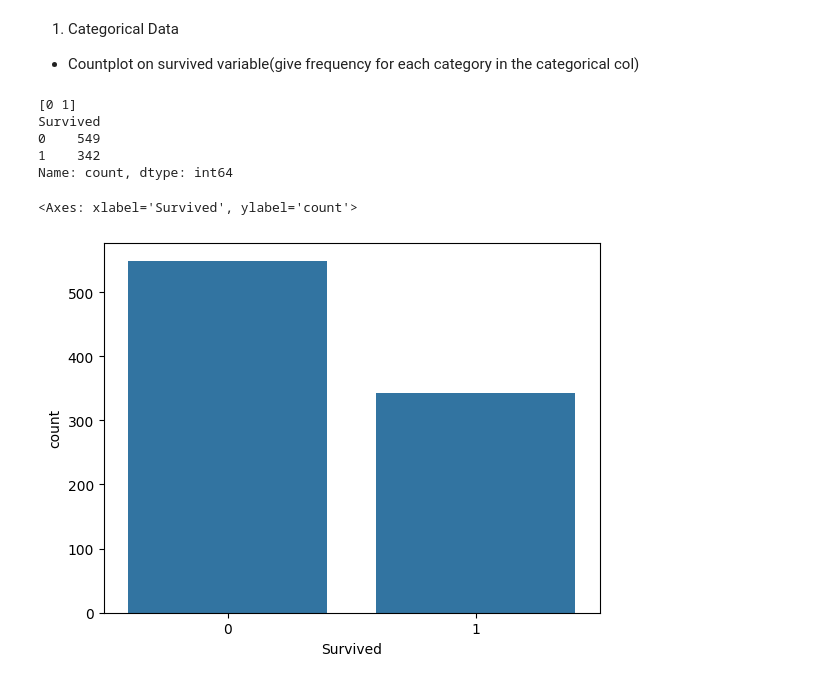
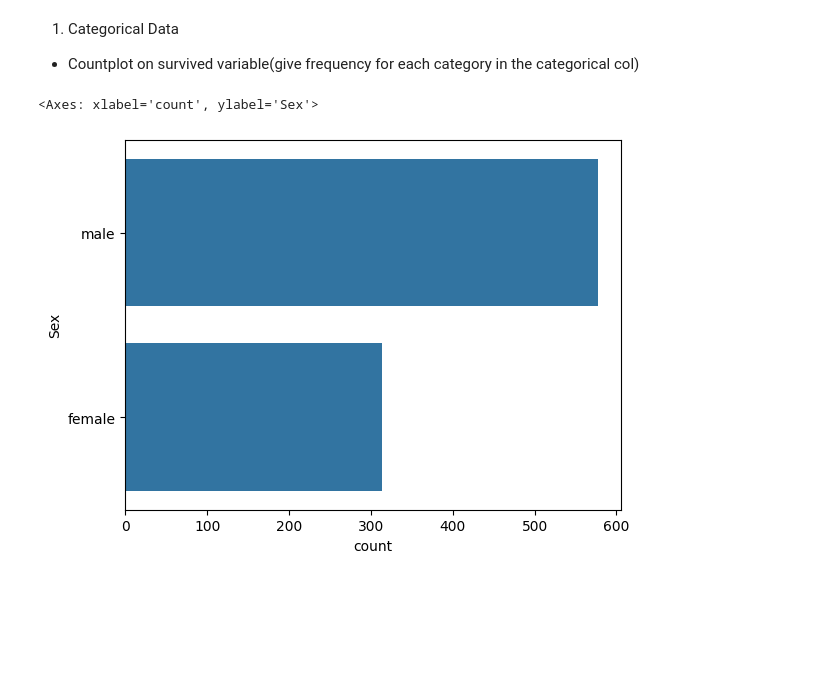
Before and after one commit to priyaasharmaads-a11y/Machine-Learning-Projects-Bundle, a Jupyter notebook: Machine_Learning_projects_Bundle.ipynb, the cells around one changed output. Drawn from its saved outputs; the diff is of its cells as text; code cells hidden in the pictures; blank space fills up the shorter version.

```diff
--- a/Machine_Learning_projects_Bundle.ipynb
+++ b/Machine_Learning_projects_Bundle.ipynb
@@ -52,17 +23,8 @@ df.head(100)
 1) Categorical Data
 
 *   Countplot on survived variable(give frequency for each category in the categorical col)
-# %%
-print(df['Survived'].unique())
-print(df['Survived'].value_counts())
-# %% [output]
-[0 1]
-Survived
-0    549
-1    342
-Name: count, dtype: int64
 # %%
-sns.countplot(x='Survived', data=df)
+sns.countplot(df['Sex'])
 # %% [output]
-<Axes: xlabel='Survived', ylabel='count'>
+<Axes: xlabel='count', ylabel='Sex'>
-[figure, old version]
+[figure, new version]
```
Also changed, not shown: parts of 5 cells of this notebook.
